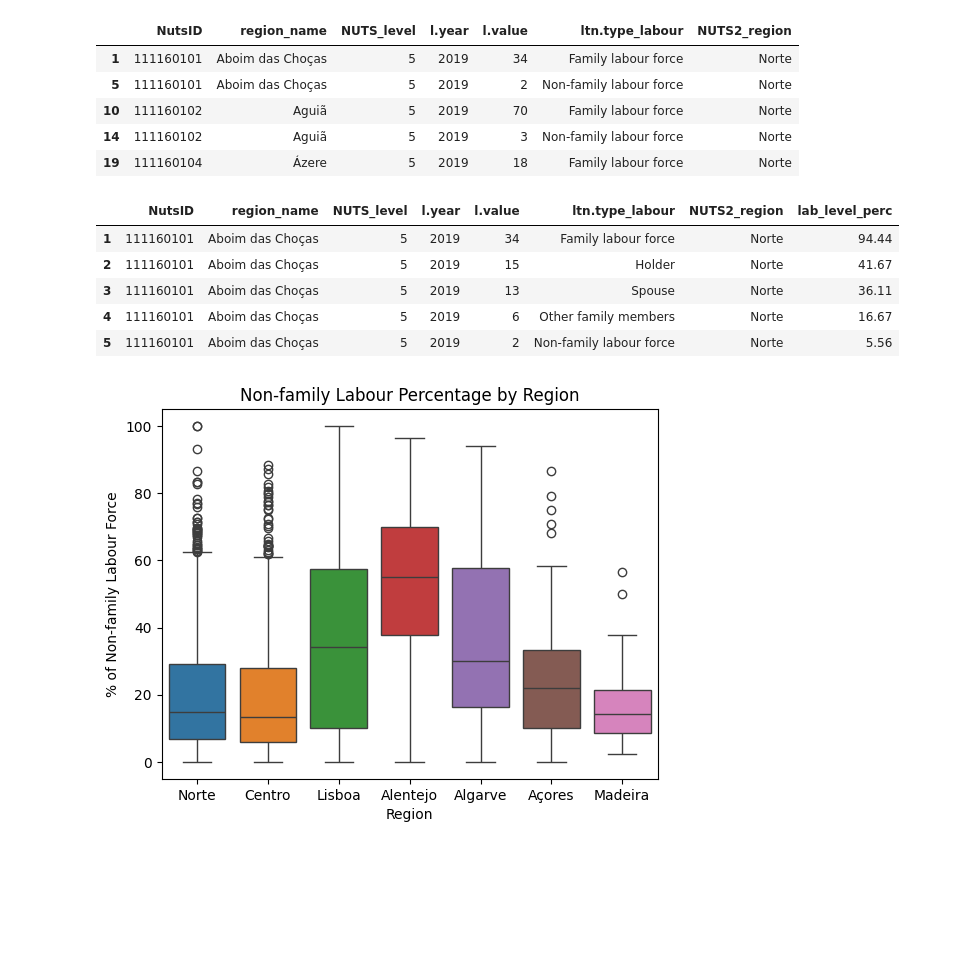
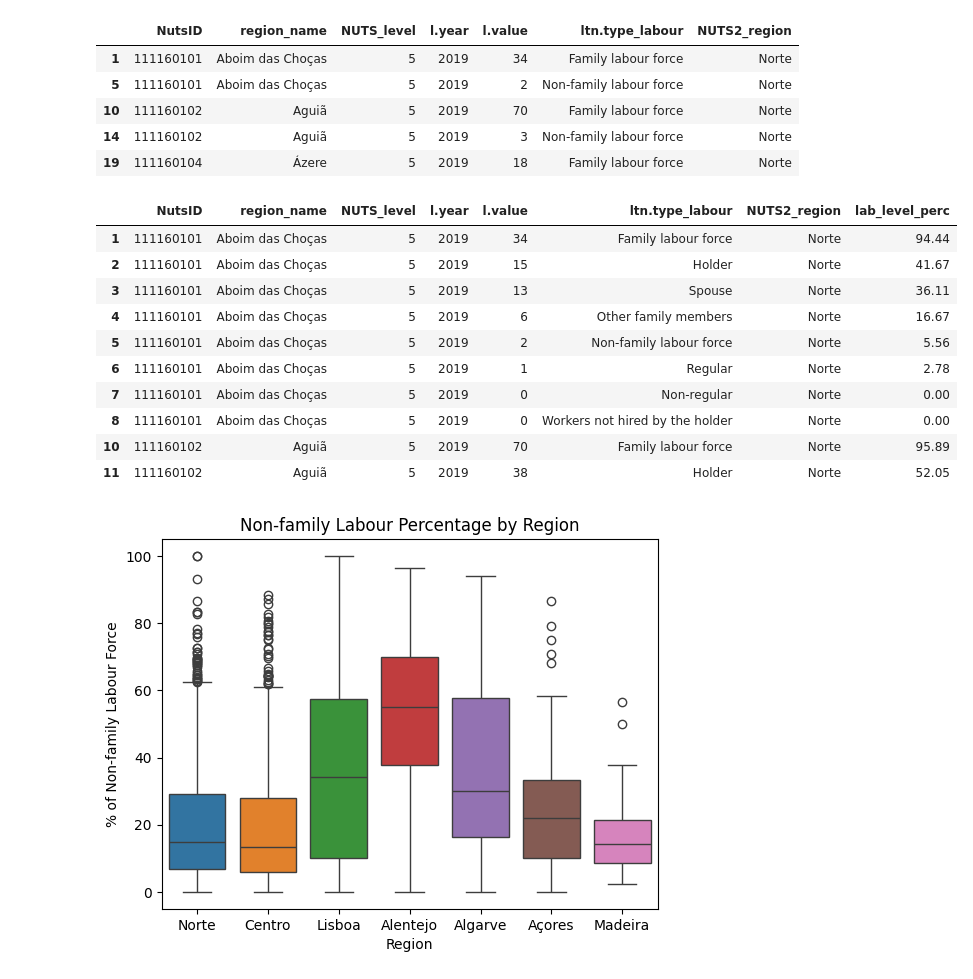
Before and after one commit to domwelsh/avcad_final, a Jupyter notebook: Codes/dom_PCA.ipynb, the cells around one changed output. Drawn from its saved outputs; the diff is of its cells as text; code cells hidden in the pictures; blank space fills up the shorter version.

```diff
--- a/Codes/dom_PCA.ipynb
+++ b/Codes/dom_PCA.ipynb
@@ -389,14 +390,19 @@ def lab_percentage(row):
 # %%
 lab_no_totals.loc[:, 'lab_level_perc'] = lab_no_totals.apply(lab_percentage, axis=1)
 # %%
-lab_no_totals.head()
+lab_no_totals.head(10)
 # %% [output]
 |  | NutsID | region_name | NUTS_level | l.year | l.value | ltn.type_labour | NUTS2_region | lab_level_perc |
 | 1 | 111160101 | Aboim das Choças | 5 | 2019 | 34 | Family labour force | Norte | 94.44 |
 | 2 | 111160101 | Aboim das Choças | 5 | 2019 | 15 | Holder | Norte | 41.67 |
 | 3 | 111160101 | Aboim das Choças | 5 | 2019 | 13 | Spouse | Norte | 36.11 |
 | 4 | 111160101 | Aboim das Choças | 5 | 2019 | 6 | Other family members | Norte | 16.67 |
 | 5 | 111160101 | Aboim das Choças | 5 | 2019 | 2 | Non-family labour force | Norte | 5.56 |
+| 6 | 111160101 | Aboim das Choças | 5 | 2019 | 1 | Regular | Norte | 2.78 |
+| 7 | 111160101 | Aboim das Choças | 5 | 2019 | 0 | Non-regular | Norte | 0.00 |
+| 8 | 111160101 | Aboim das Choças | 5 | 2019 | 0 | Workers not hired by the holder | Norte | 0.00 |
+| 10 | 111160102 | Aguiã | 5 | 2019 | 70 | Family labour force | Norte | 95.89 |
+| 11 | 111160102 | Aguiã | 5 | 2019 | 38 | Holder | Norte | 52.05 |
 # %%
 lab_nonfam = lab_no_totals[lab_no_totals['ltn.type_labour'] == 'Non-family labour force'].copy()
 # %%
```
Also changed, not shown: parts of 8 cells of this notebook.
